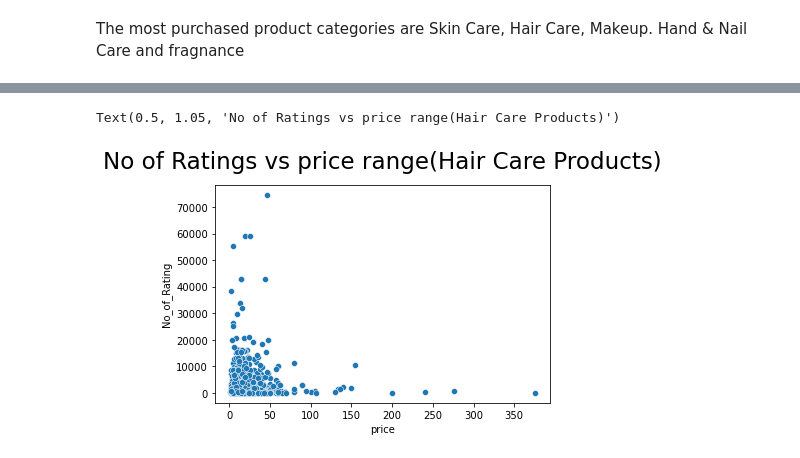
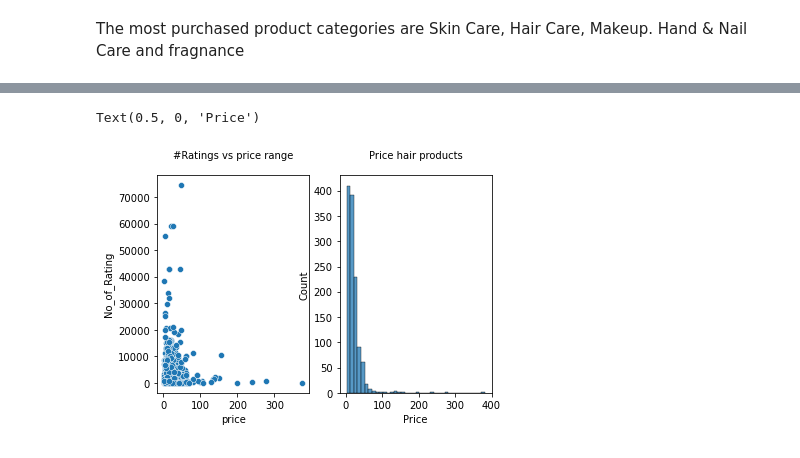
Before and after one commit to SwetaPrabh/Amazon_Web_Scraping, a Jupyter notebook: Exploratory_and_Sentiment_Analysis.ipynb, the cells around one changed output, grey strips where cells are left out. Drawn from its saved outputs; the diff is of its cells as text; code cells hidden in the pictures.

```diff
--- a/Exploratory_and_Sentiment_Analysis.ipynb
+++ b/Exploratory_and_Sentiment_Analysis.ipynb
@@ -162,7 +161,11 @@ The price Analysis of screen products
 In skin care category, for expensive products People prefer to go to a store and physically test the product before purchasing. So most products are listed below $50 which is also the range that maximum customers invest on.
 # %%
-hair_price_ratings = sns.scatterplot(x='price', y='No_of_Rating', data=Amazon_haircare)
-hair_price_ratings.set_title('No of Ratings vs price range(Hair Care Products)', fontsize = 23, y =1.05)
+fig,axes = plt.subplots(1,2)
+hair_price_ratings = sns.scatterplot(x='price', y='No_of_Rating', data=Amazon_haircare, ax = axes[0])
+hair_price_ratings.set_title('#Ratings vs price range', fontsize = 10, y =1.05)
+hair_price= sns.histplot(x = Amazon_haircare['price'], binwidth=10, ax = axes[1])
+hair_price.set_title('Price hair products', fontsize = 10, y =1.05)
+hair_price.set_xlabel("Price", fontsize = 10)
 # %% [output]
-Text(0.5, 1.05, 'No of Ratings vs price range(Hair Care Products)')
+Text(0.5, 0, 'Price')
-[figure, old version]
+[figure, new version]
```
Also changed, not shown: parts of 42 cells of this notebook.
